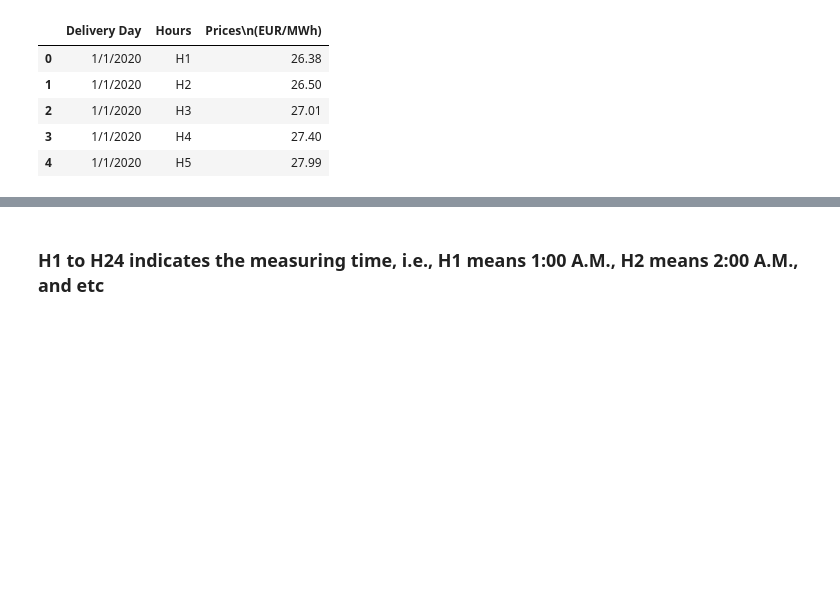
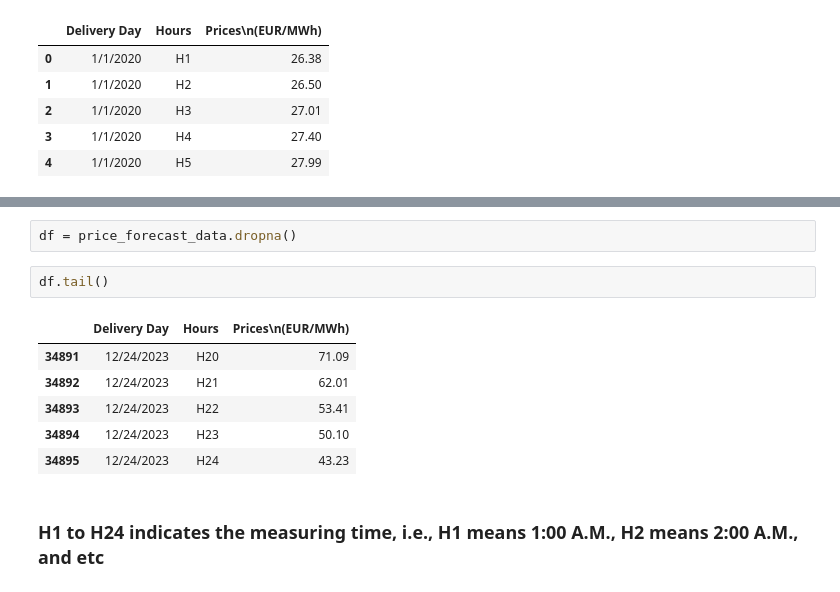
Before and after one commit to NirajanBekoju/Energy-Forecasting, a Jupyter notebook: 1. Data Exploration.ipynb, the cells around one changed output, grey strips where cells are left out. Saved outputs shown, nothing was run; the diff lists cells and outputs as text; blank space fills up the shorter version.

```diff
--- a/1. Data Exploration.ipynb
+++ b/1. Data Exploration.ipynb
@@ -97,3 +112,14 @@ price_forecast_data.head()
+# %%
+df = price_forecast_data.dropna()
+# %%
+df.tail()
+# %% [output]
+|  | Delivery Day | Hours | Prices\n(EUR/MWh) |
+| 34891 | 12/24/2023 | H20 | 71.09 |
+| 34892 | 12/24/2023 | H21 | 62.01 |
+| 34893 | 12/24/2023 | H22 | 53.41 |
+| 34894 | 12/24/2023 | H23 | 50.10 |
+| 34895 | 12/24/2023 | H24 | 43.23 |
 # %% [markdown]
 ### H1 to H24 indicates the measuring time, i.e., H1 means 1:00 A.M., H2 means 2:00 A.M., and etc
 # %%
```
Also changed, not shown: parts of 4 cells of this notebook, 34 other files.
